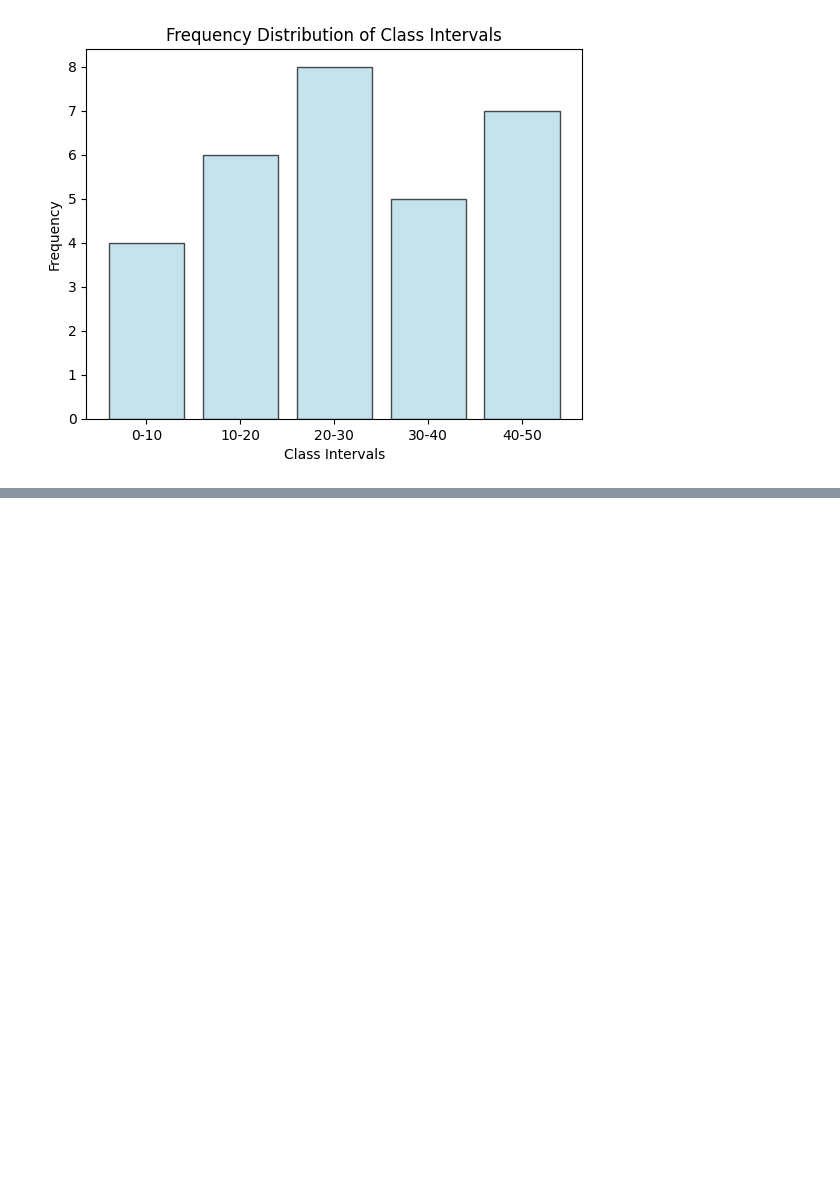
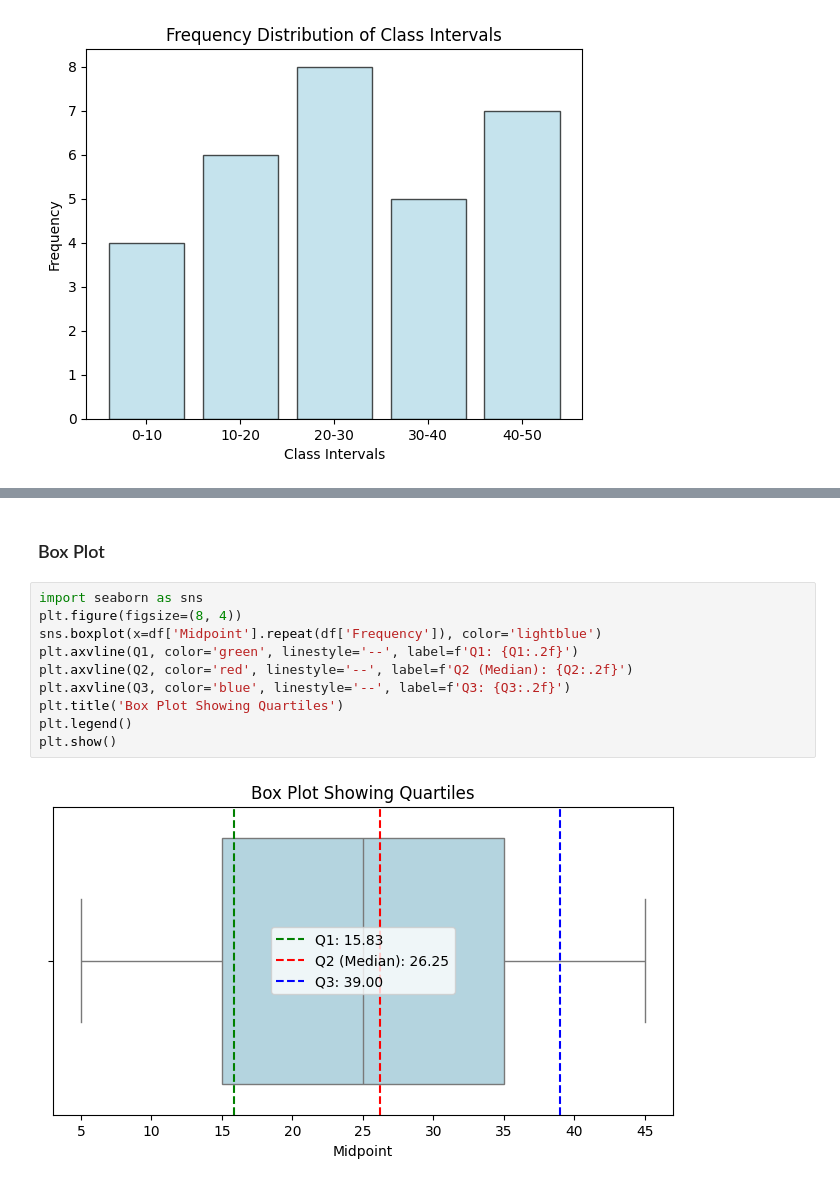
Before and after one commit to imranhasan22/handbook_imran, a Jupyter notebook: ai/Statistics.ipynb, the cells around one changed output, grey strips where cells are left out. Drawn from its saved outputs; the diff is of its cells as text; blank space fills up the shorter version.

```diff
--- a/ai/Statistics.ipynb
+++ b/ai/Statistics.ipynb
@@ -349,0 +467,14 @@ plt.show()
+# %% [markdown]
+### Box Plot
+# %%
+import seaborn as sns
+plt.figure(figsize=(8, 4))
+sns.boxplot(x=df['Midpoint'].repeat(df['Frequency']), color='lightblue')
+plt.axvline(Q1, color='green', linestyle='--', label=f'Q1: {Q1:.2f}')
+plt.axvline(Q2, color='red', linestyle='--', label=f'Q2 (Median): {Q2:.2f}')
+plt.axvline(Q3, color='blue', linestyle='--', label=f'Q3: {Q3:.2f}')
+plt.title('Box Plot Showing Quartiles')
+plt.legend()
+plt.show()
+# %% [output]
+[figure, added]
```
Also changed, not shown: parts of 8 cells of this notebook.
